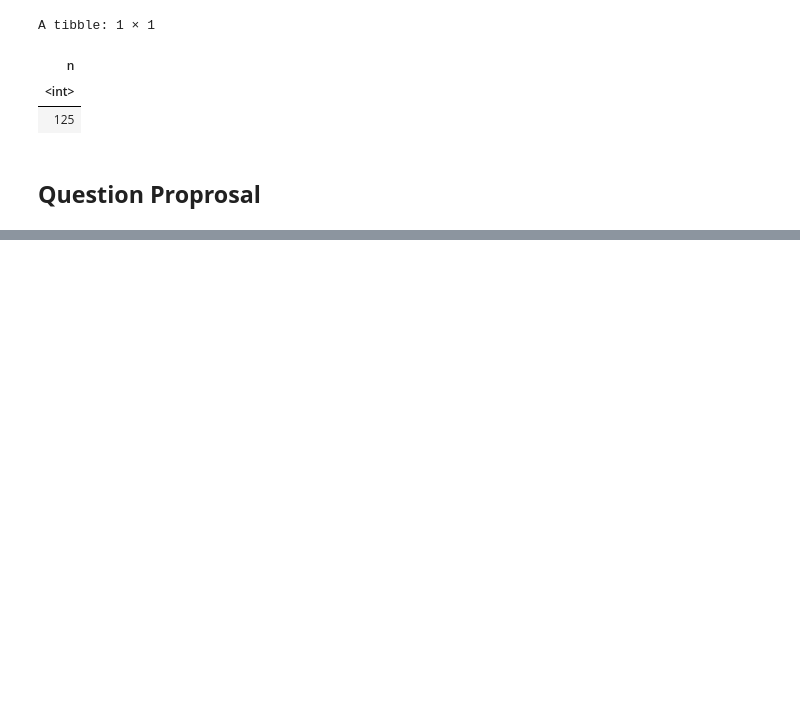
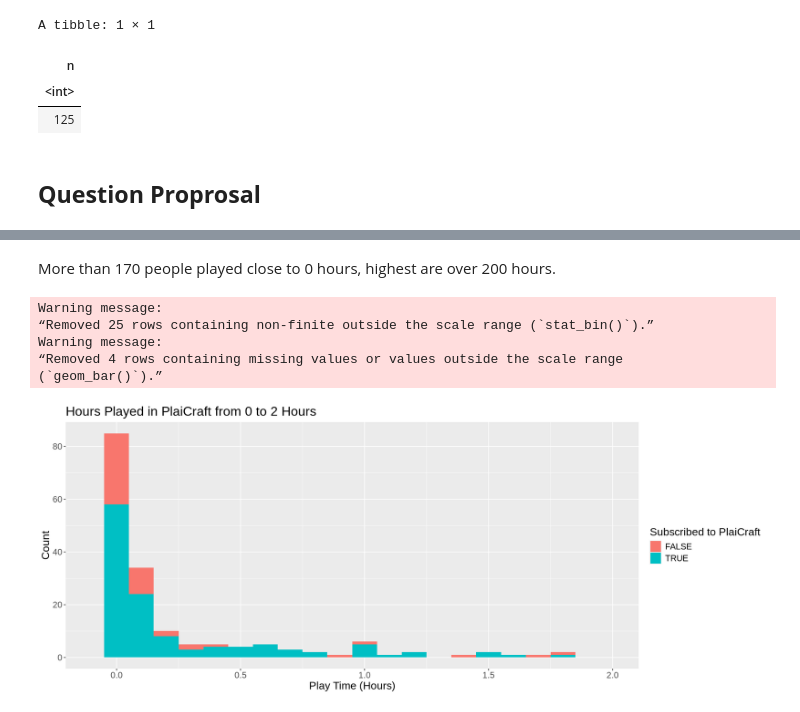
Before and after one commit to alanyhwang/dsci100_mc_project, a Jupyter notebook: mc_project_proposal.ipynb, the cells around one changed output, grey strips where cells are left out. Cells and saved outputs as stored; diff of their text form; code cells hidden in the pictures; blank space fills up the shorter version.

```diff
--- a/mc_project_proposal.ipynb
+++ b/mc_project_proposal.ipynb
@@ -96,0 +188,19 @@ A tibble: 1 × 1
+# %% [markdown]
+More than 170 people played close to 0 hours, highest are over 200 hours.
+# %%
+played_hours_plot_zoom_sub <- ggplot(players_proj, aes(x = played_hours, fill = as.factor(subscribe))) +
+                                geom_histogram(binwidth = 0.1) +
+                                labs(x = "Play Time (Hours)",
+                                     y = "Count",
+                                     title = "Hours Played in PlaiCraft from 0 to 2 Hours",
+                                     fill = "Subscribed to PlaiCraft") +
+                                     xlim(-0.1,2) +
+                                theme(text = element_text(size = 16))
+played_hours_plot_zoom_sub
+# %% [output]
+Warning message:
+“Removed 25 rows containing non-finite outside the scale range (`stat_bin()`).”
+Warning message:
+“Removed 4 rows containing missing values or values outside the scale range
+(`geom_bar()`).”
+[figure, added]
```
Also changed, not shown: parts of 19 cells of this notebook.
